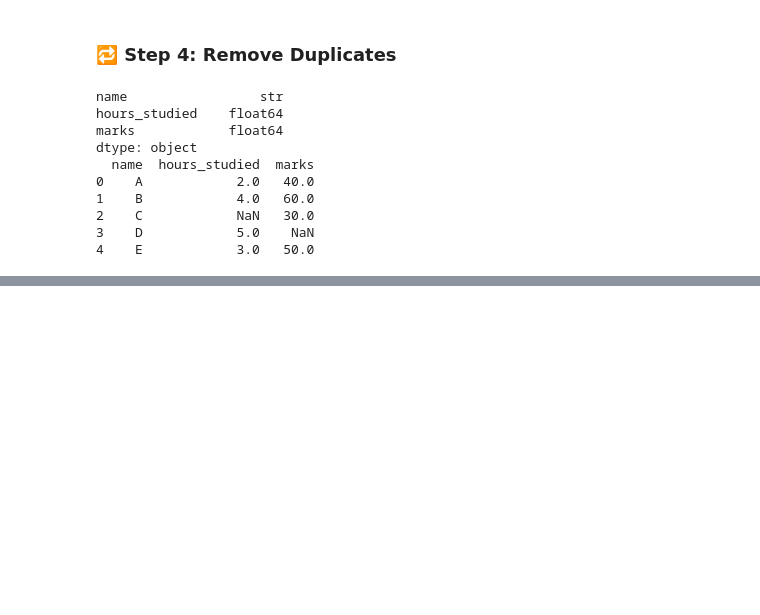
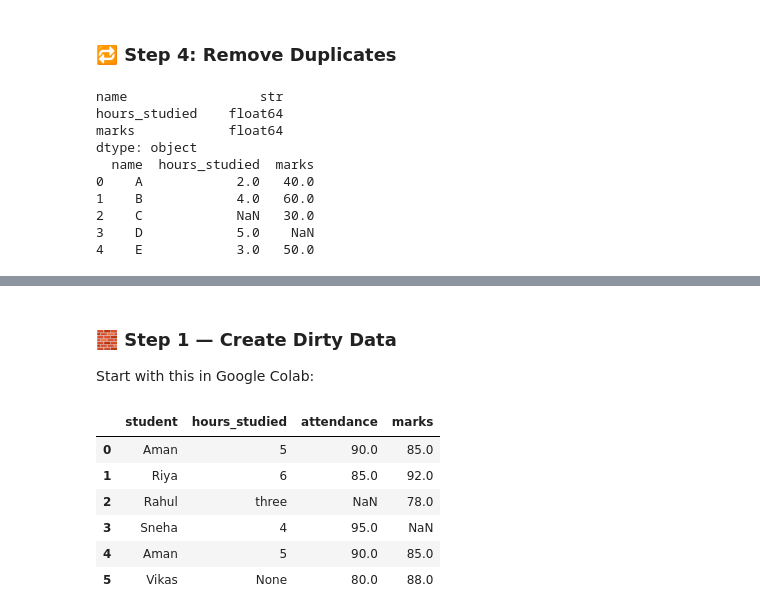
Before and after one commit to RajCodes1996/AIML_2026, a Jupyter notebook: Main/ML_5_to_10.ipynb, the cells around one changed output, grey strips where cells are left out. Drawn from its saved outputs; the diff is of its cells as text; code cells hidden in the pictures; blank space fills up the shorter version.

```diff
--- a/Main/ML_5_to_10.ipynb
+++ b/Main/ML_5_to_10.ipynb
@@ -400,0 +418,24 @@ dtype: object
+# %% [markdown]
+### 🧱 Step 1 — Create Dirty Data
+
+Start with this in Google Colab:
+# %%
+import pandas as pd
+
+data = {
+    "student": ["Aman", "Riya", "Rahul", "Sneha", "Aman", "Vikas"],
+    "hours_studied": [5, 6, "three", 4, 5, None],
+    "attendance": [90, 85, None, 95, 90, 80],
+    "marks": [85, 92, 78, None, 85, 88]
+}
+
+df = pd.DataFrame(data)
+df
+# %% [output]
+|  | student | hours_studied | attendance | marks |
+| 0 | Aman | 5 | 90.0 | 85.0 |
+| 1 | Riya | 6 | 85.0 | 92.0 |
+| 2 | Rahul | three | NaN | 78.0 |
+| 3 | Sneha | 4 | 95.0 | NaN |
+| 4 | Aman | 5 | 90.0 | 85.0 |
+| 5 | Vikas | None | 80.0 | 88.0 |
```
Also changed, not shown: parts of 21 cells of this notebook.
